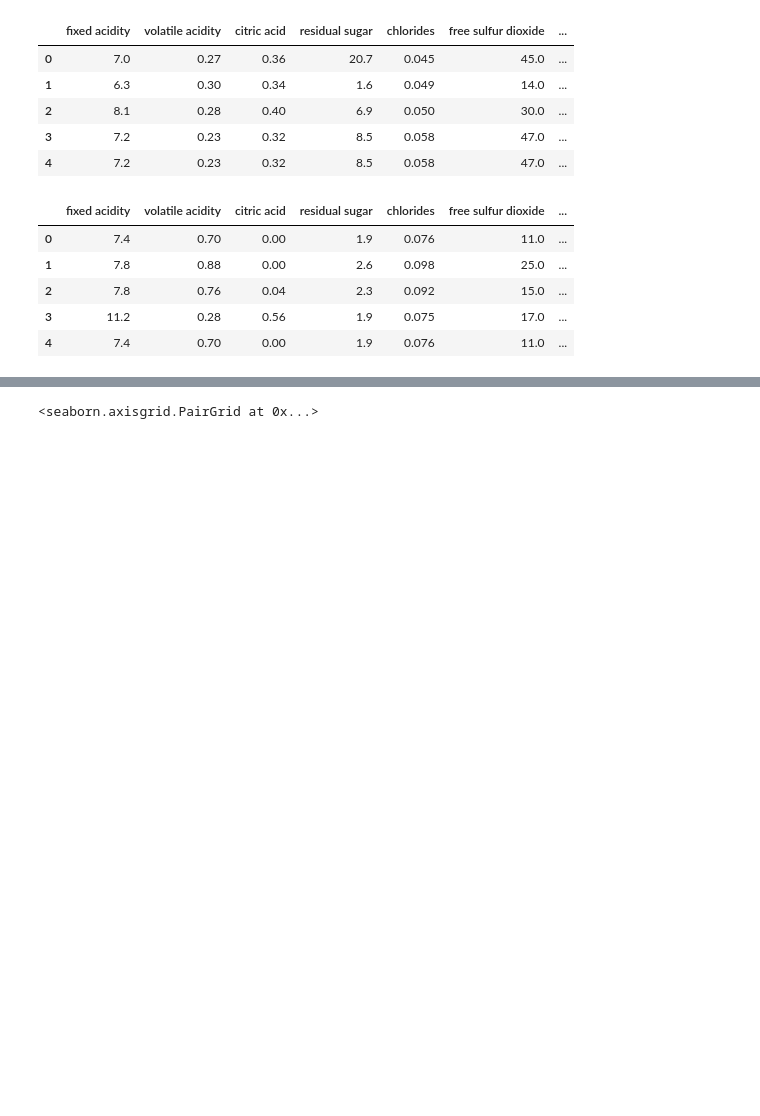
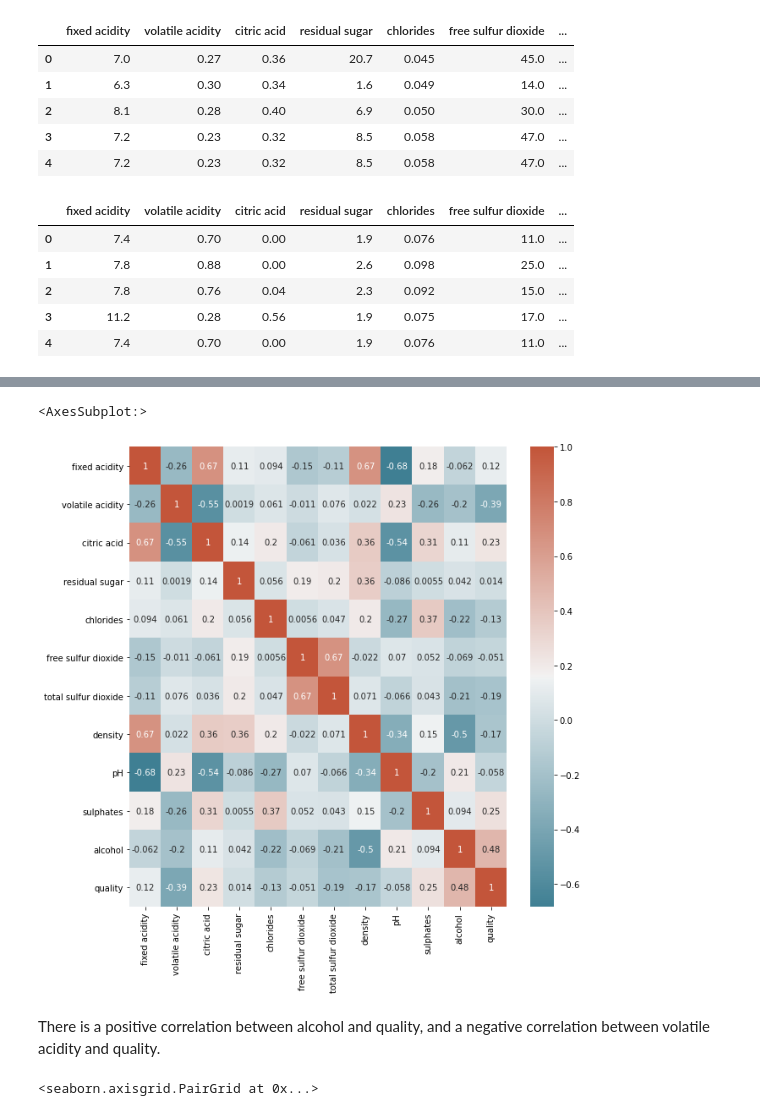
Before and after one commit to data301-2020-winter1/course-project-group_6006, a Jupyter notebook: analysis/Stephanie/exploring-data.ipynb, the cells around one changed output, grey strips where cells are left out. Cells and saved outputs as stored; diff of their text form; code cells hidden in the pictures; blank space fills up the shorter version.

```diff
--- a/analysis/Stephanie/exploring-data.ipynb
+++ b/analysis/Stephanie/exploring-data.ipynb
@@ -33,3 +123,12 @@ red_wine_df.head()
+# %%
+corr = red_wine_df.corr()# plot the heatmap
+plt.figure(figsize=(10,10))
+sns.heatmap(corr, xticklabels=corr.columns, yticklabels=corr.columns, annot=True, cmap=sns.diverging_palette(220, 20, as_cmap=True))
+# %% [output]
+<AxesSubplot:>
+[figure, added]
+# %% [markdown]
+There is a positive correlation between alcohol and quality, and a negative correlation between volatile acidity and quality.
 # %%
 sns.pairplot(white_wine_df)
 # %% [output]
```
Also changed, not shown: parts of 9 cells of this notebook, 1 other file.
